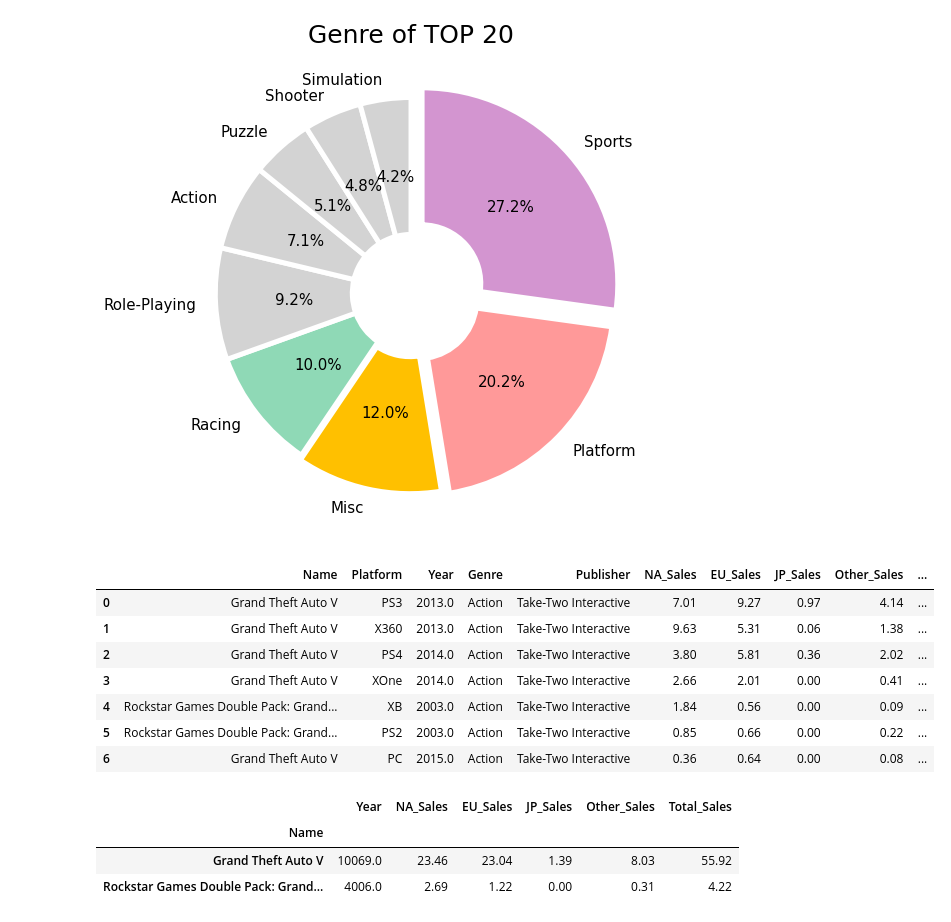
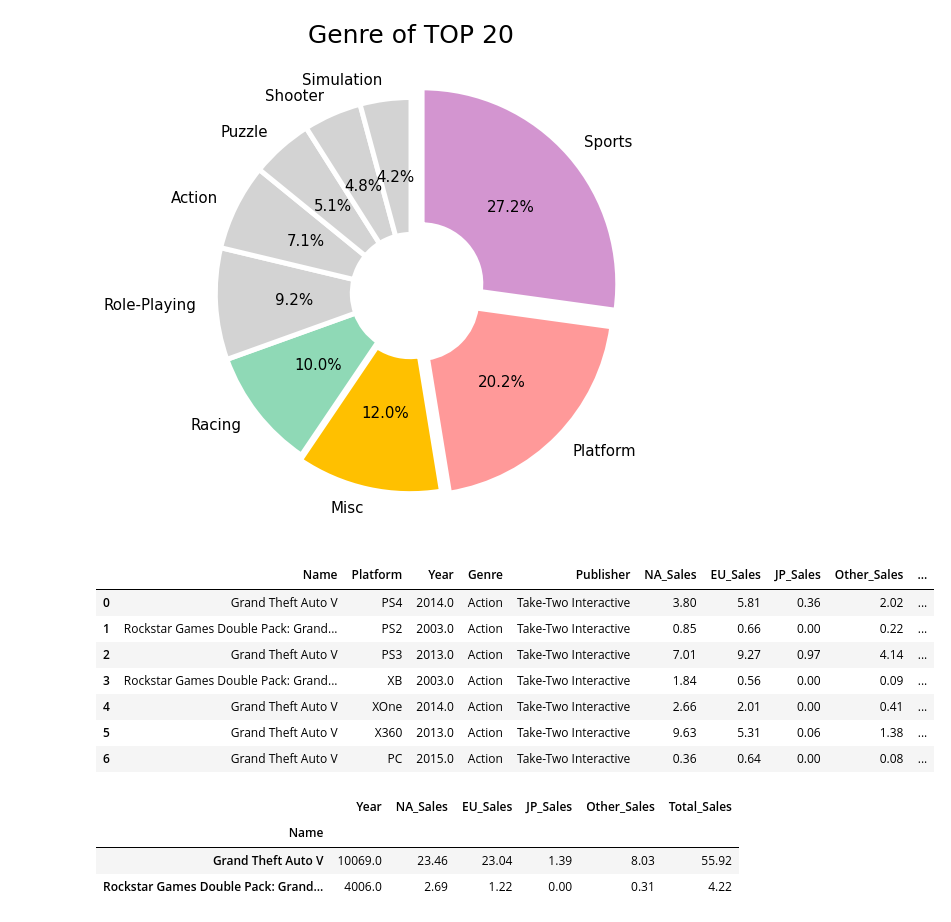
Before and after one commit to kihann/section-project, a Jupyter notebook: AI_07_이기한_Section_1.ipynb, the cells around one changed output. Saved outputs shown, nothing was run; the diff lists cells and outputs as text; code cells hidden in the pictures.

```diff
--- a/AI_07_이기한_Section_1.ipynb
+++ b/AI_07_이기한_Section_1.ipynb
@@ -6,6 +6,7 @@
 #출고량이 높은 게임에 대한 분석 및 시각화 프로세스
 
 import pandas as pd
+pd.set_option('mode.chained_assignment',  None)
 
 df = pd.read_csv('vgames2.csv', index_col = 0)
 df
@@ -459,16 +466,16 @@ Non-1D inputs to pie() are currently squeeze()d, but this behavior is deprecated
 # %%
 df_GTA = df10['Name'].str.contains('Grand Theft Auto V')
 dfGTA = df10[df_GTA]
-dfgta = dfGTA.sort_values(by = 'Total_Sales', ascending = False).reset_index(drop = True)
+dfgta = dfGTA.reset_index(drop = True)
 dfgta
 # %% [output]
 |  | Name | Platform | Year | Genre | Publisher | NA_Sales | EU_Sales | JP_Sales | Other_Sales | ... |
-| 0 | Grand Theft Auto V | PS3 | 2013.0 | Action | Take-Two Interactive | 7.01 | 9.27 | 0.97 | 4.14 | ... |
-| 1 | Grand Theft Auto V | X360 | 2013.0 | Action | Take-Two Interactive | 9.63 | 5.31 | 0.06 | 1.38 | ... |
-| 2 | Grand Theft Auto V | PS4 | 2014.0 | Action | Take-Two Interactive | 3.80 | 5.81 | 0.36 | 2.02 | ... |
-| 3 | Grand Theft Auto V | XOne | 2014.0 | Action | Take-Two Interactive | 2.66 | 2.01 | 0.00 | 0.41 | ... |
-| 4 | Rockstar Games Double Pack: Grand... | XB | 2003.0 | Action | Take-Two Interactive | 1.84 | 0.56 | 0.00 | 0.09 | ... |
-| 5 | Rockstar Games Double Pack: Grand... | PS2 | 2003.0 | Action | Take-Two Interactive | 0.85 | 0.66 | 0.00 | 0.22 | ... |
+| 0 | Grand Theft Auto V | PS4 | 2014.0 | Action | Take-Two Interactive | 3.80 | 5.81 | 0.36 | 2.02 | ... |
+| 1 | Rockstar Games Double Pack: Grand... | PS2 | 2003.0 | Action | Take-Two Interactive | 0.85 | 0.66 | 0.00 | 0.22 | ... |
+| 2 | Grand Theft Auto V | PS3 | 2013.0 | Action | Take-Two Interactive | 7.01 | 9.27 | 0.97 | 4.14 | ... |
+| 3 | Rockstar Games Double Pack: Grand... | XB | 2003.0 | Action | Take-Two Interactive | 1.84 | 0.56 | 0.00 | 0.09 | ... |
+| 4 | Grand Theft Auto V | XOne | 2014.0 | Action | Take-Two Interactive | 2.66 | 2.01 | 0.00 | 0.41 | ... |
+| 5 | Grand Theft Auto V | X360 | 2013.0 | Action | Take-Two Interactive | 9.63 | 5.31 | 0.06 | 1.38 | ... |
 | 6 | Grand Theft Auto V | PC | 2015.0 | Action | Take-Two Interactive | 0.36 | 0.64 | 0.00 | 0.08 | ... |
 # %%
 dfgta.groupby('Name').sum().sort_values(by = 'Total_Sales', ascending = False)
```
Also changed, not shown: parts of 13 cells of this notebook.
